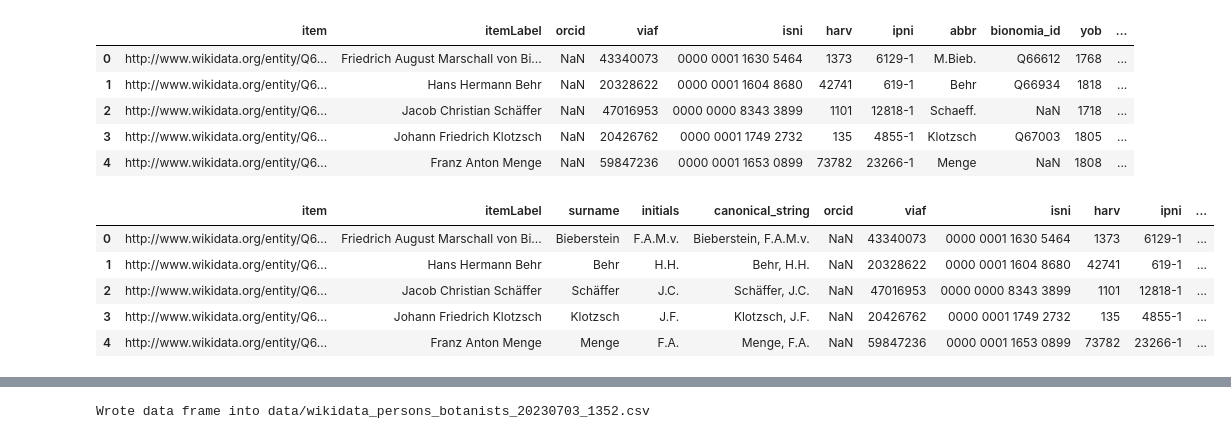
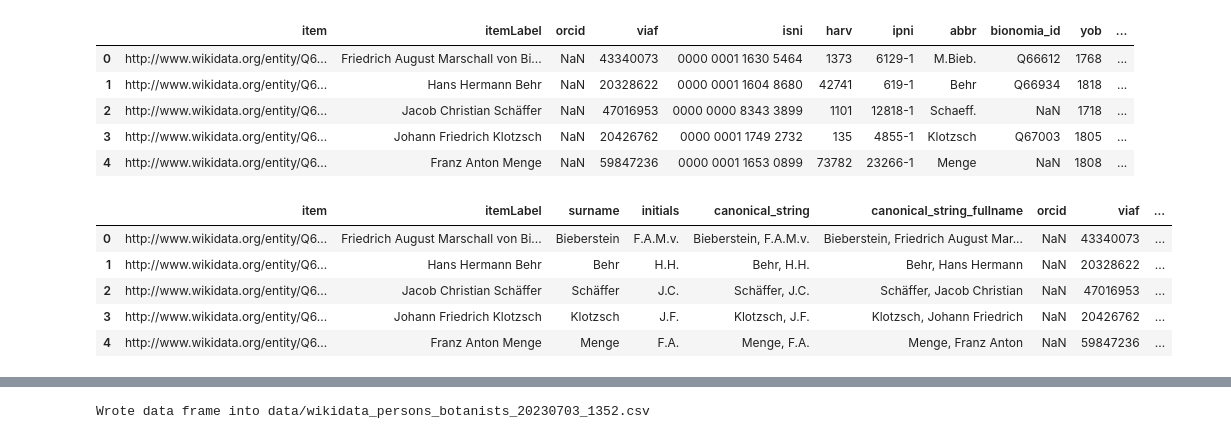
Before and after one commit to infinite-dao/collector-matching, a Jupyter notebook: create_wikidata_datasets_botanists.ipynb, the cells around one changed output, grey strips where cells are left out. Saved outputs shown, nothing was run; the diff lists cells and outputs as text; code cells hidden in the pictures.

```diff
--- a/create_wikidata_datasets_botanists.ipynb
+++ b/create_wikidata_datasets_botanists.ipynb
@@ -214,6 +221,7 @@ gives
 surname = []
 initials = []
 canonical = []
+canonical_fullname = []
 
 # TODO: write a function to use dwcagent only when the last word is NOT a name (also for initials)
 for i, item in df.iterrows():
@@ -223,13 +231,16 @@ for i, item in df.iterrows():
     if len(words) == 1:
         initials.append(".".join(words[-1][0]) + '.')
         canonical.append(words[-1])
+        canonical_fullname.append(words[-1])
     else:
-        initials.append(".".join([x[0] for x in words[0:-1]]) + '.')
-        canonical.append(words[-1] + ', ' + ".".join([x[0] for x in words[0:-1] if len(x) > 0]) + '.')
+        initials.append(".".join([w[0] for w in words[0:-1]]) + '.')
+        canonical.append(words[-1] + ', ' + ".".join([w[0] for w in words[0:-1] if len(w) > 0]) + '.')
+        canonical_fullname.append(words[-1] + ', ' + " ".join([w for w in words[0:-1] if len(w) > 0]))
 
 df['surname'] = surname
 df['initials'] = initials
 df['canonical_string'] = canonical
+df['canonical_string_fullname'] = canonical_fullname
 
 df.head()
 # %% [output]
@@ -241,18 +252,18 @@ df.head()
 | 4 | http://www.wikidata.org/entity/Q6... | Franz Anton Menge | NaN | 59847236 | 0000 0001 1653 0899 | 73782 | 23266-1 | Menge | NaN | 1808 | ... |
 # %%
 df = df[['item', 'itemLabel',
-        'surname', 'initials', 'canonical_string',
+        'surname', 'initials', 'canonical_string', 'canonical_string_fullname',
         'orcid', 'viaf', 'isni', 'harv', 'ipni', 'abbr', 'bionomia_id',
         'yob', 'yod', 'wyb', 'wye']]
 df.reset_index(drop=True, inplace=True)
 df.head()
 # %% [output]
-|  | item | itemLabel | surname | initials | canonical_string | orcid | viaf | isni | harv | ipni | ... |
-| 0 | http://www.wikidata.org/entity/Q6... | Friedrich August Marschall von Bi... | Bieberstein | F.A.M.v. | Bieberstein, F.A.M.v. | NaN | 43340073 | 0000 0001 1630 5464 | 1373 | 6129-1 | ... |
-| 1 | http://www.wikidata.org/entity/Q6... | Hans Hermann Behr | Behr | H.H. | Behr, H.H. | NaN | 20328622 | 0000 0001 1604 8680 | 42741 | 619-1 | ... |
-| 2 | http://www.wikidata.org/entity/Q6... | Jacob Christian Schäffer | Schäffer | J.C. | Schäffer, J.C. | NaN | 47016953 | 0000 0000 8343 3899 | 1101 | 12818-1 | ... |
-| 3 | http://www.wikidata.org/entity/Q6... | Johann Friedrich Klotzsch | Klotzsch | J.F. | Klotzsch, J.F. | NaN | 20426762 | 0000 0001 1749 2732 | 135 | 4855-1 | ... |
-| 4 | http://www.wikidata.org/entity/Q6... | Franz Anton Menge | Menge | F.A. | Menge, F.A. | NaN | 59847236 | 0000 0001 1653 0899 | 73782 | 23266-1 | ... |
+|  | item | itemLabel | surname | initials | canonical_string | canonical_string_fullname | orcid | viaf | ... |
+| 0 | http://www.wikidata.org/entity/Q6... | Friedrich August Marschall von Bi... | Bieberstein | F.A.M.v. | Bieberstein, F.A.M.v. | Bieberstein, Friedrich August Mar... | NaN | 43340073 | ... |
+| 1 | http://www.wikidata.org/entity/Q6... | Hans Hermann Behr | Behr | H.H. | Behr, H.H. | Behr, Hans Hermann | NaN | 20328622 | ... |
+| 2 | http://www.wikidata.org/entity/Q6... | Jacob Christian Schäffer | Schäffer | J.C. | Schäffer, J.C. | Schäffer, Jacob Christian | NaN | 47016953 | ... |
+| 3 | http://www.wikidata.org/entity/Q6... | Johann Friedrich Klotzsch | Klotzsch | J.F. | Klotzsch, J.F. | Klotzsch, Johann Friedrich | NaN | 20426762 | ... |
+| 4 | http://www.wikidata.org/entity/Q6... | Franz Anton Menge | Menge | F.A. | Menge, F.A. | Menge, Franz Anton | NaN | 59847236 | ... |
 # %%
 wikidata_link = []
 orcid_link = []
```
Also changed, not shown: parts of 5 cells of this notebook, 7 other files.
